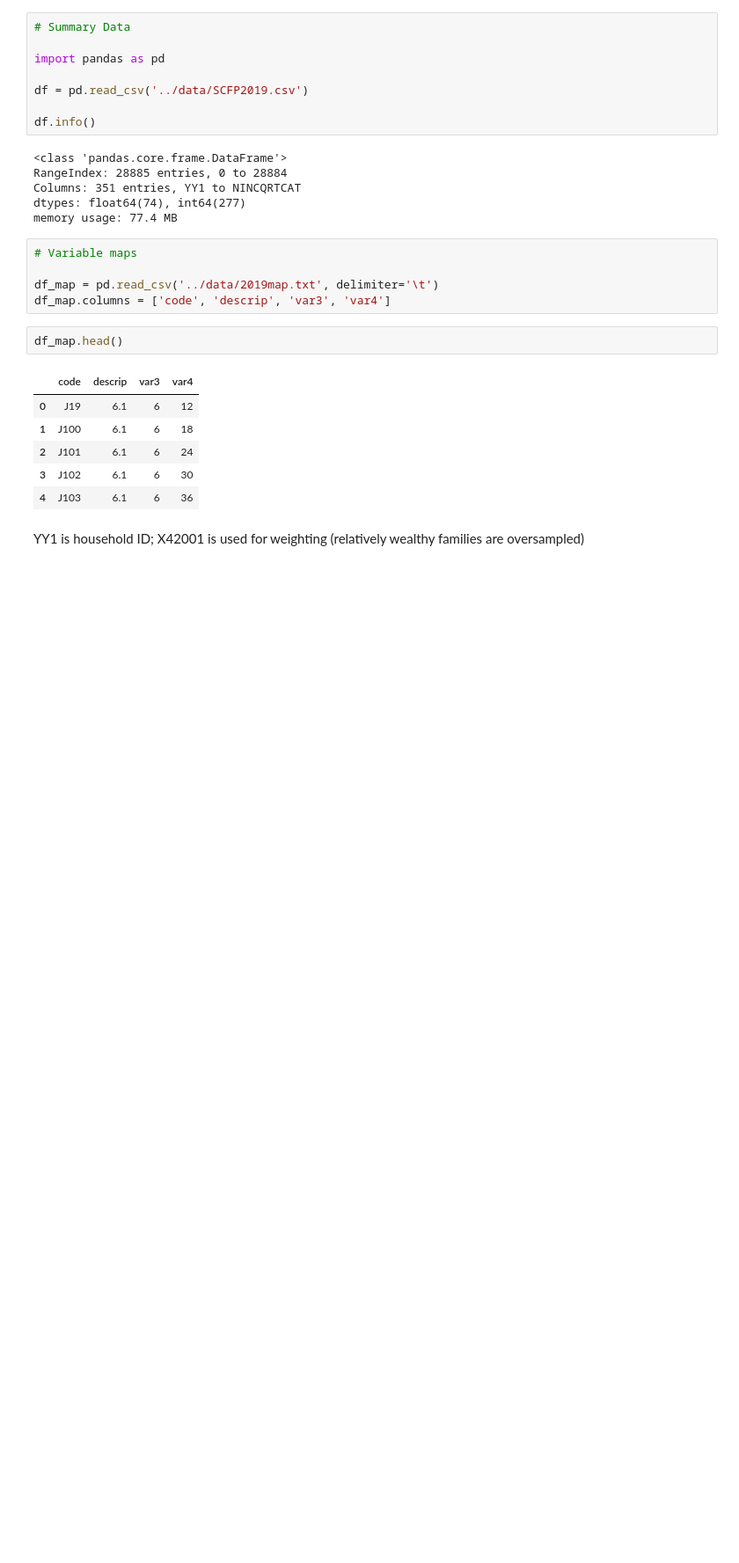
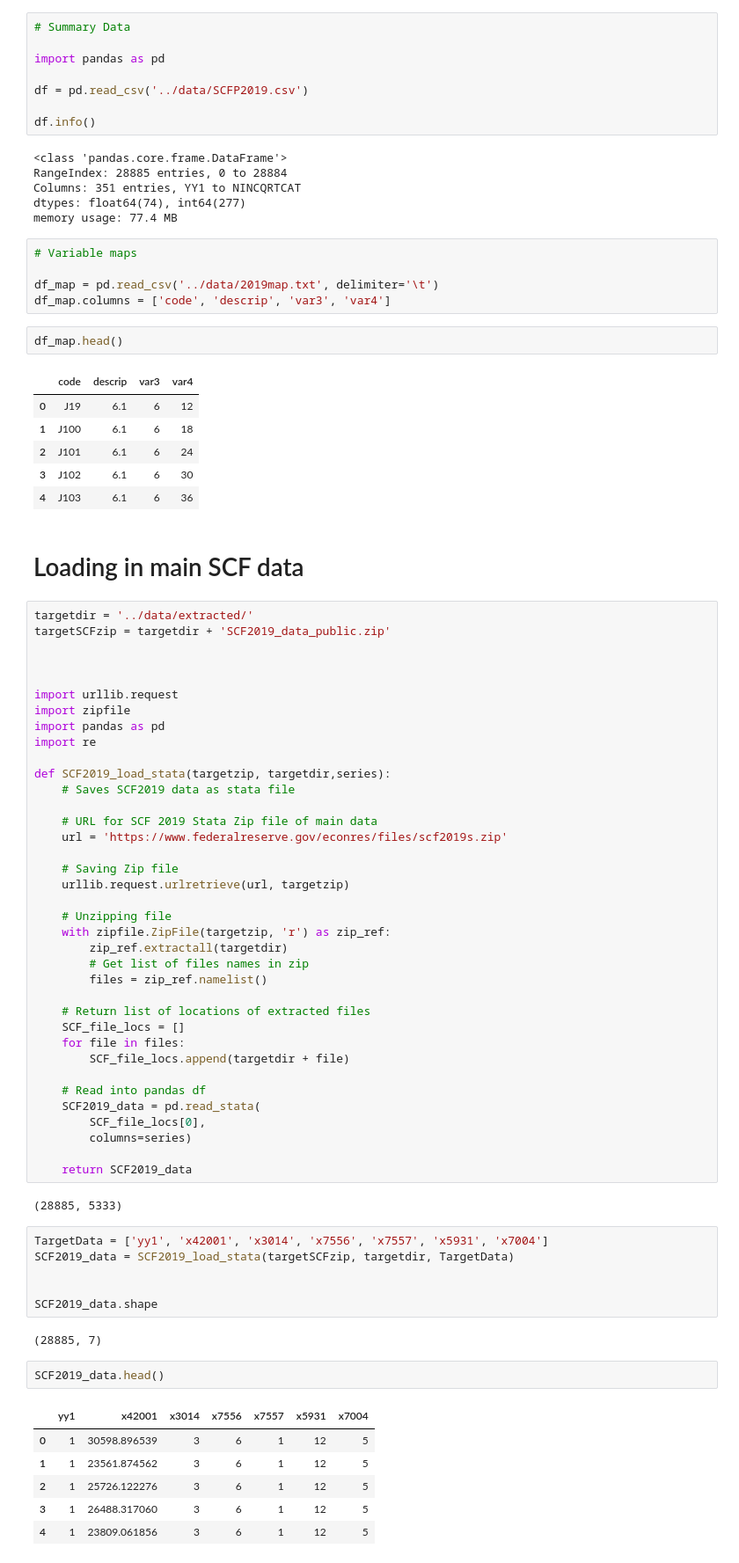
Before and after one commit to danvalen1/Consumer-finance, a Jupyter notebook: notebooks/dataloading.ipynb, the cells around one changed output. Shown: that part at 88% size. Drawn from its saved outputs; the diff is of its cells as text; blank space fills up the shorter version.

```diff
--- a/notebooks/dataloading.ipynb
+++ b/notebooks/dataloading.ipynb
@@ -80,5 +105,61 @@ df_map.head()
 | 2 | J101 | 6.1 | 6 | 24 |
 | 3 | J102 | 6.1 | 6 | 30 |
 | 4 | J103 | 6.1 | 6 | 36 |
-# %% [markdown]
-YY1 is household ID; X42001 is used for weighting (relatively wealthy families are oversampled)
+# %% [markdown]
+# Loading in main SCF data
+# %%
+targetdir = '../data/extracted/'
+targetSCFzip = targetdir + 'SCF2019_data_public.zip'
+
+
+
+import urllib.request
+import zipfile
+import pandas as pd
+import re
+
+def SCF2019_load_stata(targetzip, targetdir,series):
+    # Saves SCF2019 data as stata file
+
+    # URL for SCF 2019 Stata Zip file of main data
+    url = 'https://www.federalreserve.gov/econres/files/scf2019s.zip'
+
+    # Saving Zip file
+    urllib.request.urlretrieve(url, targetzip)
+
+    # Unzipping file
+    with zipfile.ZipFile(targetzip, 'r') as zip_ref:
+        zip_ref.extractall(targetdir)
+        # Get list of files names in zip
+        files = zip_ref.namelist()
+
+    # Return list of locations of extracted files
+    SCF_file_locs = []
+    for file in files:
+        SCF_file_locs.append(targetdir + file)
+
+    # Read into pandas df
+    SCF2019_data = pd.read_stata(
+        SCF_file_locs[0],
+        columns=series)
+
+    return SCF2019_data
+# %% [output]
+(28885, 5333)
+# %%
+TargetData = ['yy1', 'x42001', 'x3014', 'x7556', 'x7557', 'x5931', 'x7004']
+SCF2019_data = SCF2019_load_stata(targetSCFzip, targetdir, TargetData)
+
+
+SCF2019_data.shape
+# %% [output]
+(28885, 7)
+# %%
+SCF2019_data.head()
+# %% [output]
+|  | yy1 | x42001 | x3014 | x7556 | x7557 | x5931 | x7004 |
+| 0 | 1 | 30598.896539 | 3 | 6 | 1 | 12 | 5 |
+| 1 | 1 | 23561.874562 | 3 | 6 | 1 | 12 | 5 |
+| 2 | 1 | 25726.122276 | 3 | 6 | 1 | 12 | 5 |
+| 3 | 1 | 26488.317060 | 3 | 6 | 1 | 12 | 5 |
+| 4 | 1 | 23809.061856 | 3 | 6 | 1 | 12 | 5 |
```
Also changed, not shown: parts of 14 cells of this notebook, 9 other files.
